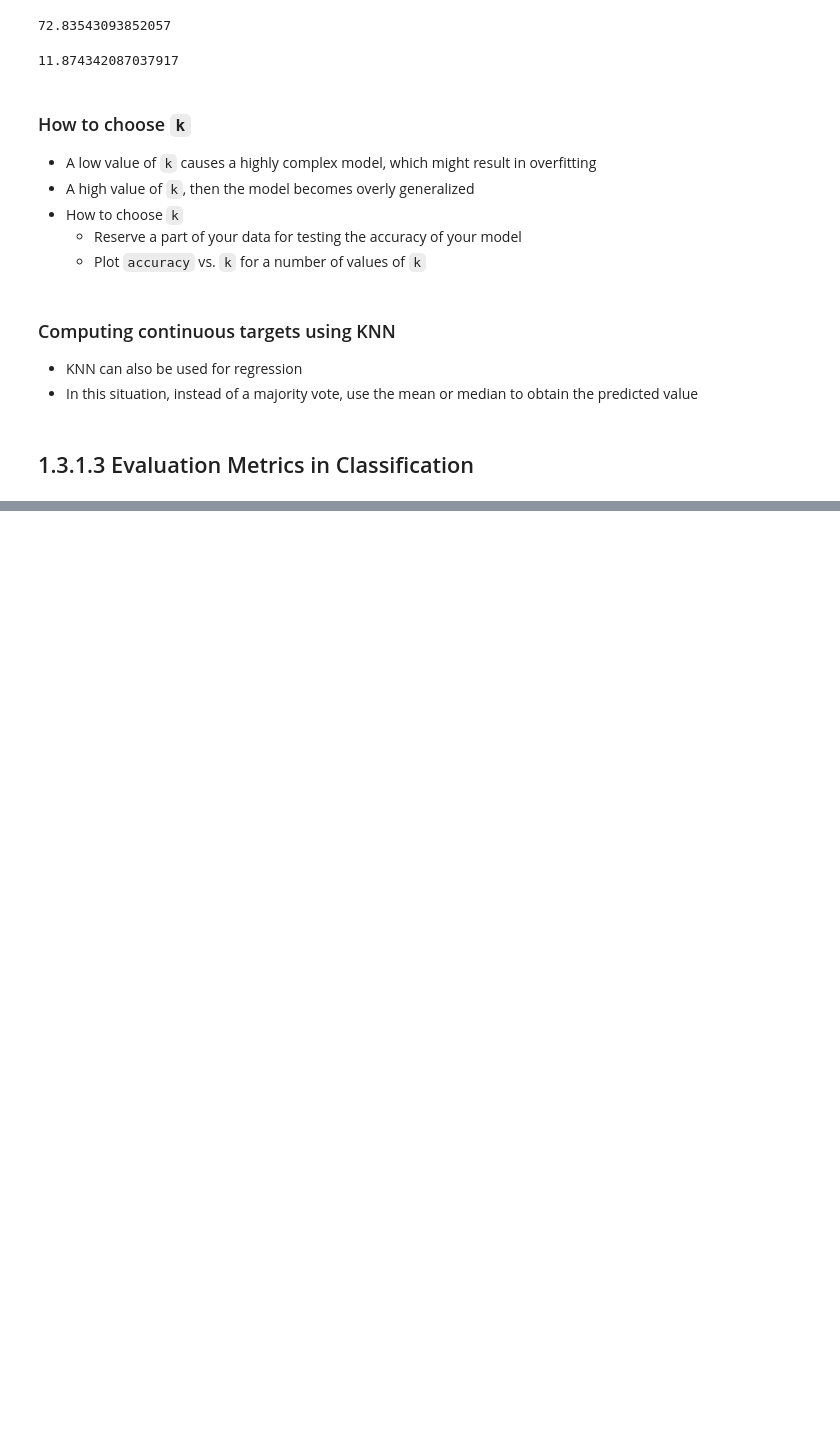
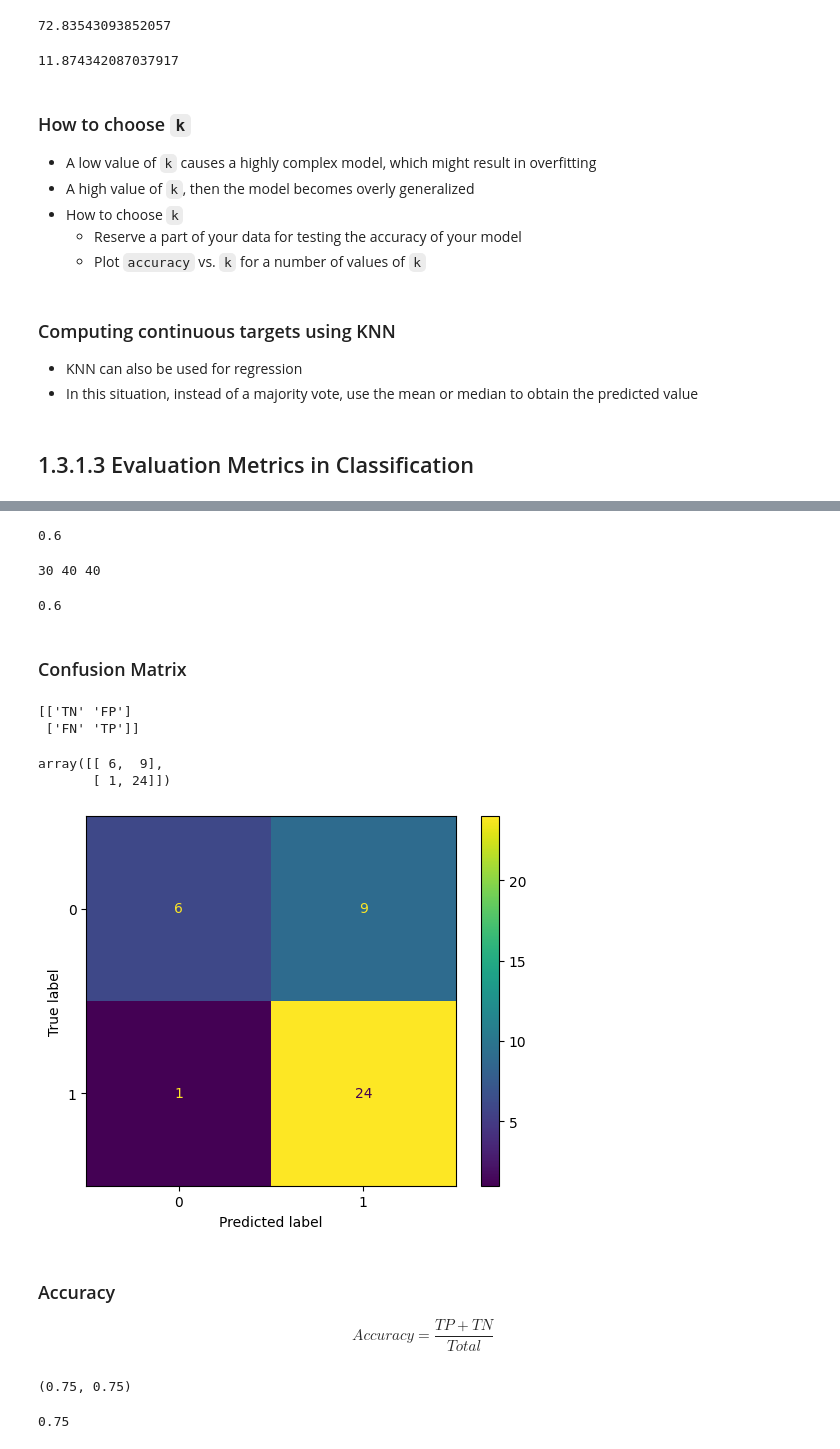
Before and after one commit to PaulToronto/IBM---AI-Engineering-Professional-Certificate, a Jupyter notebook: 1_3_Classification.ipynb, the cells around one changed output, grey strips where cells are left out. Saved outputs shown, nothing was run; the diff lists cells and outputs as text; code cells hidden in the pictures; blank space fills up the shorter version.

```diff
--- a/1_3_Classification.ipynb
+++ b/1_3_Classification.ipynb
@@ -139,3 +143,12 @@ dis(row1, row2)
 - In this situation, instead of a majority vote, use the mean or median to obtain the predicted value
 # %% [markdown]
 ## 1.3.1.3 Evaluation Metrics in Classification
+# %%
+y_true = np.array([0, 0, 0, 0, 0, 0, 0, 0, 0, 0,
+                   0, 0, 0, 0, 0, 1, 1, 1, 1, 1,
+                   1, 1, 1, 1, 1, 1, 1, 1, 1, 1,
+                   1, 1, 1, 1, 1, 1, 1, 1, 1, 1])
+y_predicted = np.array([0, 0, 0, 0, 0, 0, 1, 1, 1, 1,
+                        1, 1, 1, 1, 1, 0, 1, 1, 1, 1,
+                        1, 1, 1, 1, 1, 1, 1, 1, 1, 1,
+                        1, 1, 1, 1, 1, 1, 1, 1, 1, 1])
@@ -141,0 +163,53 @@ dis(row1, row2)
+# %%
+jaccard_score(y_true, y_predicted, average='micro')
+# %% [output]
+0.6
+# %%
+y_intersect_y_hat = (y_true == y_predicted).sum()
+len_y = len(y_true)
+len_y_hat = len(y_predicted)
+
+print(y_intersect_y_hat, len_y, len_y_hat)
+
+J = y_intersect_y_hat / (len_y + len_y_hat - y_intersect_y_hat)
+J
+# %% [output]
+30 40 40
+0.6
+# %% [markdown]
+### Confusion Matrix
+# %%
+print(np.array([['TN', 'FP'], ['FN', 'TP']]))
+# %% [output]
+[['TN' 'FP']
+ ['FN' 'TP']]
+# %%
+cm = confusion_matrix(y_true, y_predicted)
+tn = cm[0, 0]
+fp = cm[0, 1]
+fn = cm[1, 0]
+tp = cm[1, 1]
+np.array([[tn, fp],
+          [fn, tp]])
+# %% [output]
+array([[ 6,  9],
+       [ 1, 24]])
+# %%
+ConfusionMatrixDisplay(cm).plot();
+# %% [output]
+[figure, added]
+# %% [markdown]
+### Accuracy
+
+$$
+Accuracy = \frac{TP + TN}{Total}
+$$
+# %%
+accuracy_score(y_true, y_predicted), (tp + tn) / (tp + tn + fp + fn)
+# %% [output]
+(0.75, 0.75)
+# %%
+# manual calculation
+(y_true == y_predicted).sum() / len(y_true)
+# %% [output]
+0.75
```
Also changed, not shown: parts of 15 cells of this notebook.
